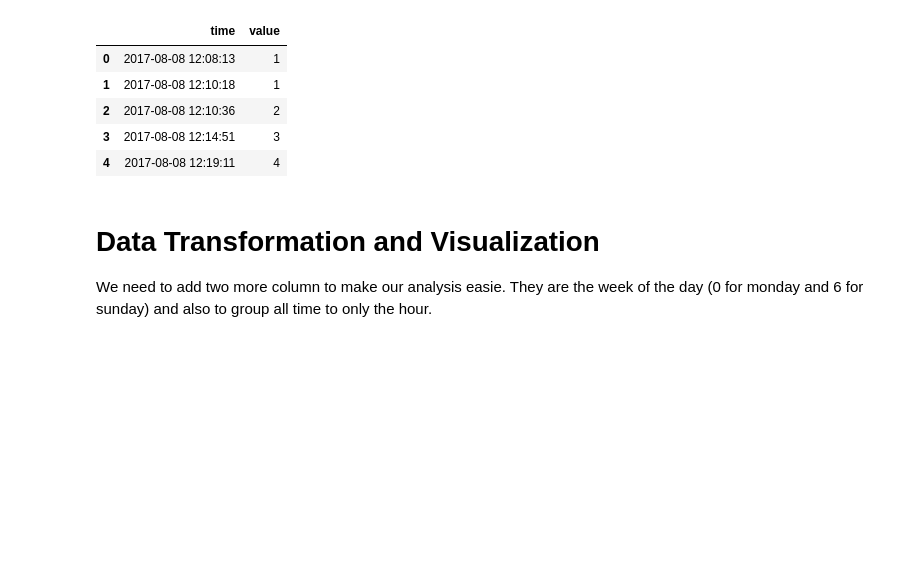
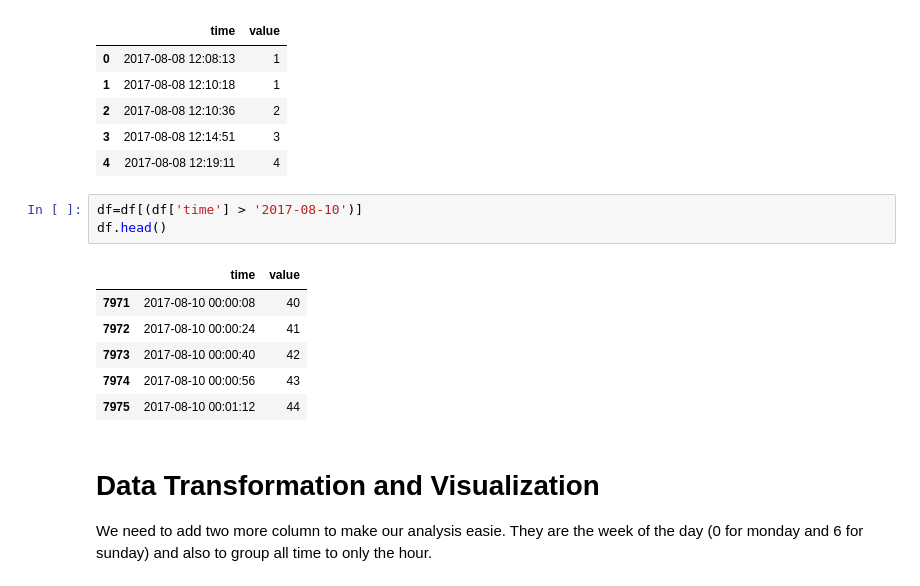
Before and after one commit to coolingozone/myremote, a Jupyter notebook: Remote_Eye.ipynb, the cells around one changed output. Drawn from its saved outputs; the diff is of its cells as text; blank space fills up the shorter version.

```diff
--- a/Remote_Eye.ipynb
+++ b/Remote_Eye.ipynb
@@ -54,6 +54,16 @@ df.head()
 | 2 | 2017-08-08 12:10:36 | 2 |
 | 3 | 2017-08-08 12:14:51 | 3 |
 | 4 | 2017-08-08 12:19:11 | 4 |
+# %%
+df=df[(df['time'] > '2017-08-10')]
+df.head()
+# %% [output]
+|  | time | value |
+| 7971 | 2017-08-10 00:00:08 | 40 |
+| 7972 | 2017-08-10 00:00:24 | 41 |
+| 7973 | 2017-08-10 00:00:40 | 42 |
+| 7974 | 2017-08-10 00:00:56 | 43 |
+| 7975 | 2017-08-10 00:01:12 | 44 |
 # %% [markdown]
 # Data Transformation and Visualization
 
```
Also changed, not shown: parts of 5 cells of this notebook.
